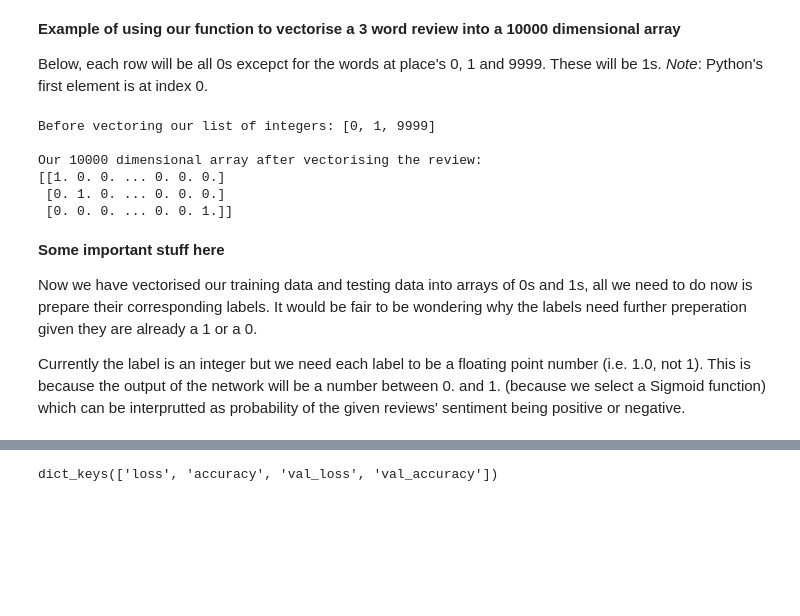
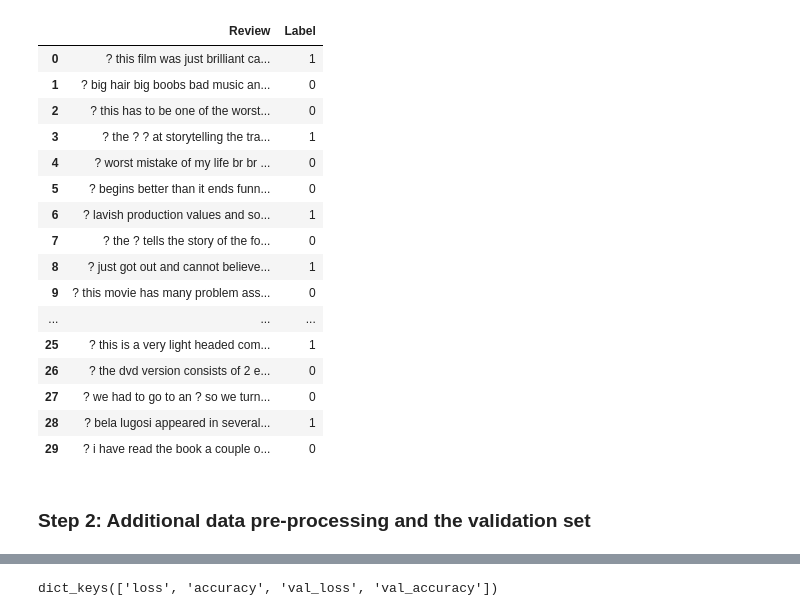
Before and after one commit to willosullivan/IMDB-Review-Sentiment-Analysis-with-a-Neural-Network, a Jupyter notebook: checkpoint-2-data-transformation.ipynb, the cells around one changed output, grey strips where cells are left out. Saved outputs shown, nothing was run; the diff lists cells and outputs as text; code cells hidden in the pictures; blank space fills up the shorter version.

Commit message:
updating nn-imdb notebook

```diff
--- a/checkpoint-2-data-transformation.ipynb
+++ b/checkpoint-2-data-transformation.ipynb
@@ -128,3 +51,47 @@ In the cell below I write a function to vectorise our review data (lists of inte
+# %%
+from pandas import DataFrame
+
+word_index = imdb.get_word_index()
+word_index
+
+reverse_word_index = dict([(value, key) for (key, value) in word_index.items()])
+reverse_word_index
+
+decoded_review = ' '.join([reverse_word_index.get(i - 3, '?') for i in train_data[0]])
+train_data[0], decoded_review
+
+decoded_reviews= []
+for review in train_data:
+    # Decode the review
+    decoded_review = ' '.join([reverse_word_index.get(i - 3, '?') for i in review])
+    # Append the decoded review to the list
+    decoded_reviews.append(decoded_review)
+
+decoded_reviews
+
+reviews_labels = list(zip(decoded_reviews, train_labels))
+df = DataFrame(reviews_labels, columns=['Review', 'Label'])
+df.head(30)
+# %% [output]
+|  | Review | Label |
+| 0 | ? this film was just brilliant ca... | 1 |
+| 1 | ? big hair big boobs bad music an... | 0 |
+| 2 | ? this has to be one of the worst... | 0 |
+| 3 | ? the ? ? at storytelling the tra... | 1 |
+| 4 | ? worst mistake of my life br br ... | 0 |
+| 5 | ? begins better than it ends funn... | 0 |
+| 6 | ? lavish production values and so... | 1 |
+| 7 | ? the ? tells the story of the fo... | 0 |
+| 8 | ? just got out and cannot believe... | 1 |
+| 9 | ? this movie has many problem ass... | 0 |
+| ... | ... | ... |
+| 25 | ? this is a very light headed com... | 1 |
+| 26 | ? the dvd version consists of 2 e... | 0 |
+| 27 | ? we had to go to an ? so we turn... | 0 |
+| 28 | ? bela lugosi appeared in several... | 1 |
+| 29 | ? i have read the book a couple o... | 0 |
+# %% [markdown]
+### Step 2: Additional data pre-processing and the validation set
 # %%
 import numpy as np
 
@@ -143,22 +112,0 @@ x_test = vectorise_sequences(test_data)
-# %% [markdown]
-**Example of using our function to vectorise a 3 word review into a 10000 dimensional array**
-
-Below, each row will be all 0s excepct for the words at place's 0, 1 and 9999. These will be 1s. *Note*: Python's first element is at index 0.
-# %%
-l = [0, 1, 9999]
-print(f'Before vectoring our list of integers: {l}\n')
-j = vectorise_sequences(l)
-print(f'Our 10000 dimensional array after vectorising the review:\n{j}')
-# %% [output]
-Before vectoring our list of integers: [0, 1, 9999]
-
-Our 10000 dimensional array after vectorising the review:
-[[1. 0. 0. ... 0. 0. 0.]
- [0. 1. 0. ... 0. 0. 0.]
- [0. 0. 0. ... 0. 0. 1.]]
-# %% [markdown]
-**Some important stuff here**
-
-Now we have vectorised our training data and testing data into arrays of 0s and 1s, all we need to do now is prepare their corresponding labels. It would be fair to be wondering why the labels need further preperation given they are already a 1 or a 0.
-
-Currently the label is an integer but we need each label to be a floating point number (i.e. 1.0, not 1). This is because the output of the network will be a number between 0. and 1. (because we select a Sigmoid function) which can be interprutted as probability of the given reviews' sentiment being positive or negative.
```
Also changed, not shown: parts of 50 cells of this notebook, 1 other file.
